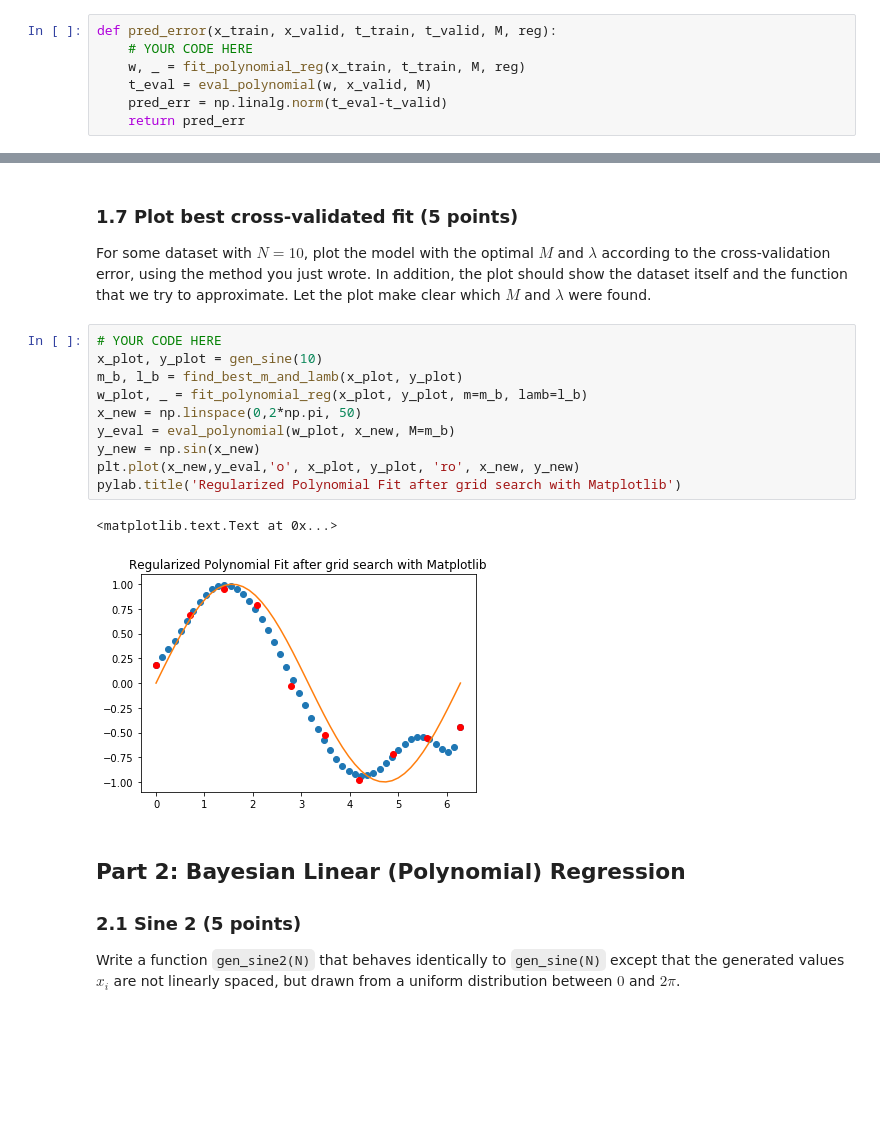
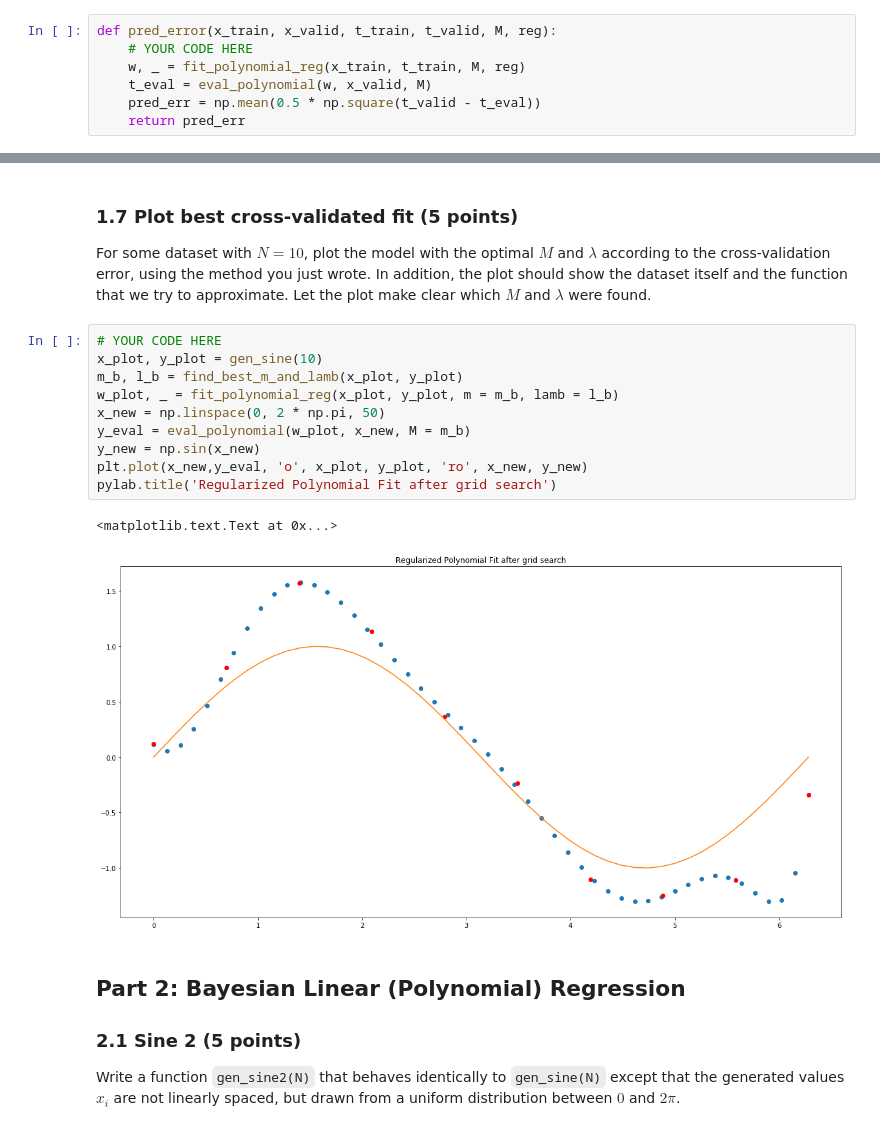
Before and after one commit to jamie0725/Machine-Learning-1, a Jupyter notebook: 12046477_12161381_lab1.ipynb, the cells around one changed output, grey strips where cells are left out. Drawn from its saved outputs; the diff is of its cells as text; blank space fills up the shorter version.

```diff
--- a/12046477_12161381_lab1.ipynb
+++ b/12046477_12161381_lab1.ipynb
@@ -287,7 +285,7 @@ def pred_error(x_train, x_valid, t_train, t_valid, M, reg):
     # YOUR CODE HERE
     w, _ = fit_polynomial_reg(x_train, t_train, M, reg)
     t_eval = eval_polynomial(w, x_valid, M)
-    pred_err = np.linalg.norm(t_eval-t_valid)
+    pred_err = np.mean(0.5 * np.square(t_valid - t_eval))
     return pred_err
 # %%
 ### Test your function
@@ -361,16 +357,16 @@ For some dataset with $N = 10$, plot the model with the optimal $M$ and $\lambda
 # %%
 # YOUR CODE HERE
 x_plot, y_plot = gen_sine(10)
 m_b, l_b = find_best_m_and_lamb(x_plot, y_plot)
-w_plot, _ = fit_polynomial_reg(x_plot, y_plot, m=m_b, lamb=l_b)
-x_new = np.linspace(0,2*np.pi, 50)
-y_eval = eval_polynomial(w_plot, x_new, M=m_b)
+w_plot, _ = fit_polynomial_reg(x_plot, y_plot, m = m_b, lamb = l_b)
+x_new = np.linspace(0, 2 * np.pi, 50)
+y_eval = eval_polynomial(w_plot, x_new, M = m_b)
 y_new = np.sin(x_new)
-plt.plot(x_new,y_eval,'o', x_plot, y_plot, 'ro', x_new, y_new)
-pylab.title('Regularized Polynomial Fit after grid search with Matplotlib')
+plt.plot(x_new,y_eval, 'o', x_plot, y_plot, 'ro', x_new, y_new)
+pylab.title('Regularized Polynomial Fit after grid search')
 # %% [output]
 <matplotlib.text.Text at 0x...>
-[figure, old version]
+[figure, new version]
 # %% [markdown]
 ## Part 2: Bayesian Linear (Polynomial) Regression
 
```
Also changed, not shown: parts of 9 cells of this notebook.
